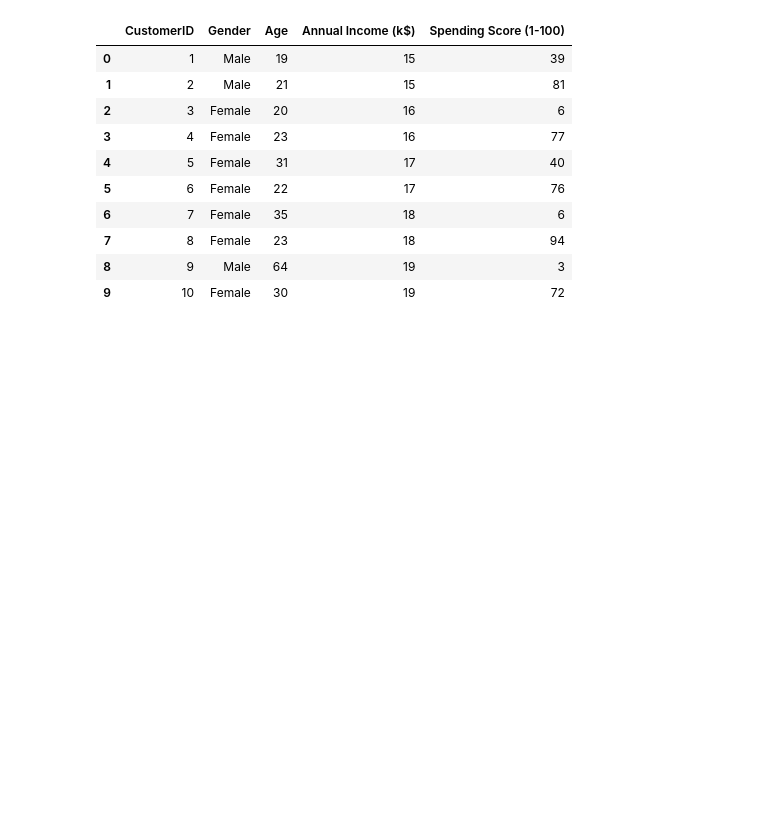
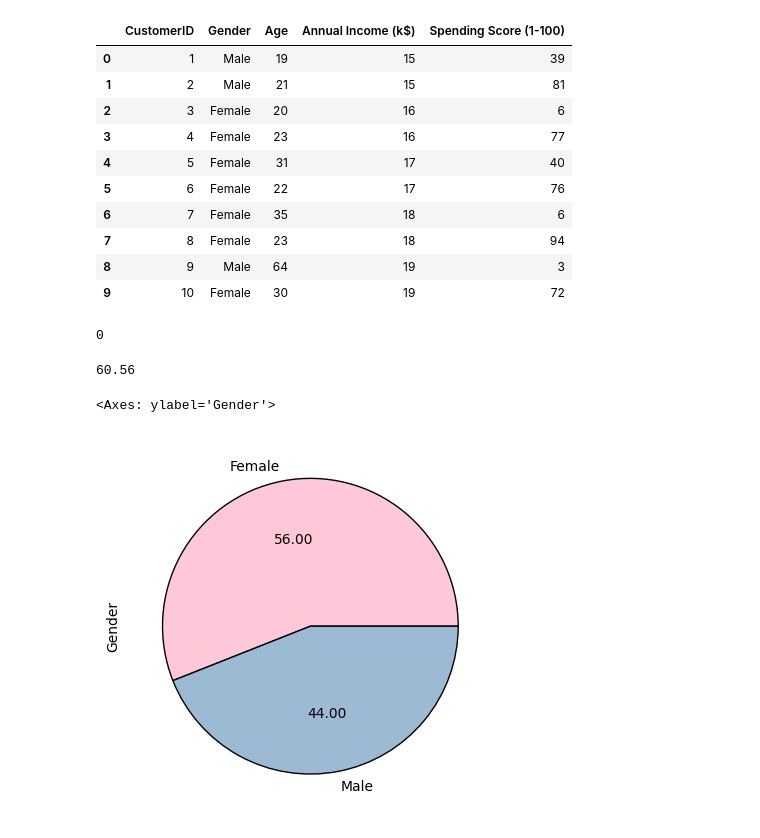
Before and after one commit to KamilShape/customer_segmentation, a Jupyter notebook: customer_segmentation.ipynb, the cells around one changed output. Saved outputs shown, nothing was run; the diff lists cells and outputs as text; code cells hidden in the pictures; blank space fills up the shorter version.

```diff
--- a/customer_segmentation.ipynb
+++ b/customer_segmentation.ipynb
@@ -31,3 +31,20 @@ customers.head(10)
 | 7 | 8 | Female | 23 | 18 | 94 |
 | 8 | 9 | Male | 64 | 19 | 3 |
 | 9 | 10 | Female | 30 | 19 | 72 |
+# %%
+#checking null values
+np.sum(customers.isnull().any(axis=1))
+# %% [output]
+0
+# %%
+#average annual income
+print(customers['Annual Income (k$)'].mean())
+# %% [output]
+60.56
+# %%
+#customers gender
+colors = ["#FEC8D8", "#9DBAD5"]
+customers['Gender'].value_counts().plot.pie(autopct = '%.2f', colors = colors, wedgeprops = {"linewidth": 1, "edgecolor": "black"})
+# %% [output]
+<Axes: ylabel='Gender'>
+[figure, added]
```
Also changed, not shown: parts of 1 cell of this notebook.
